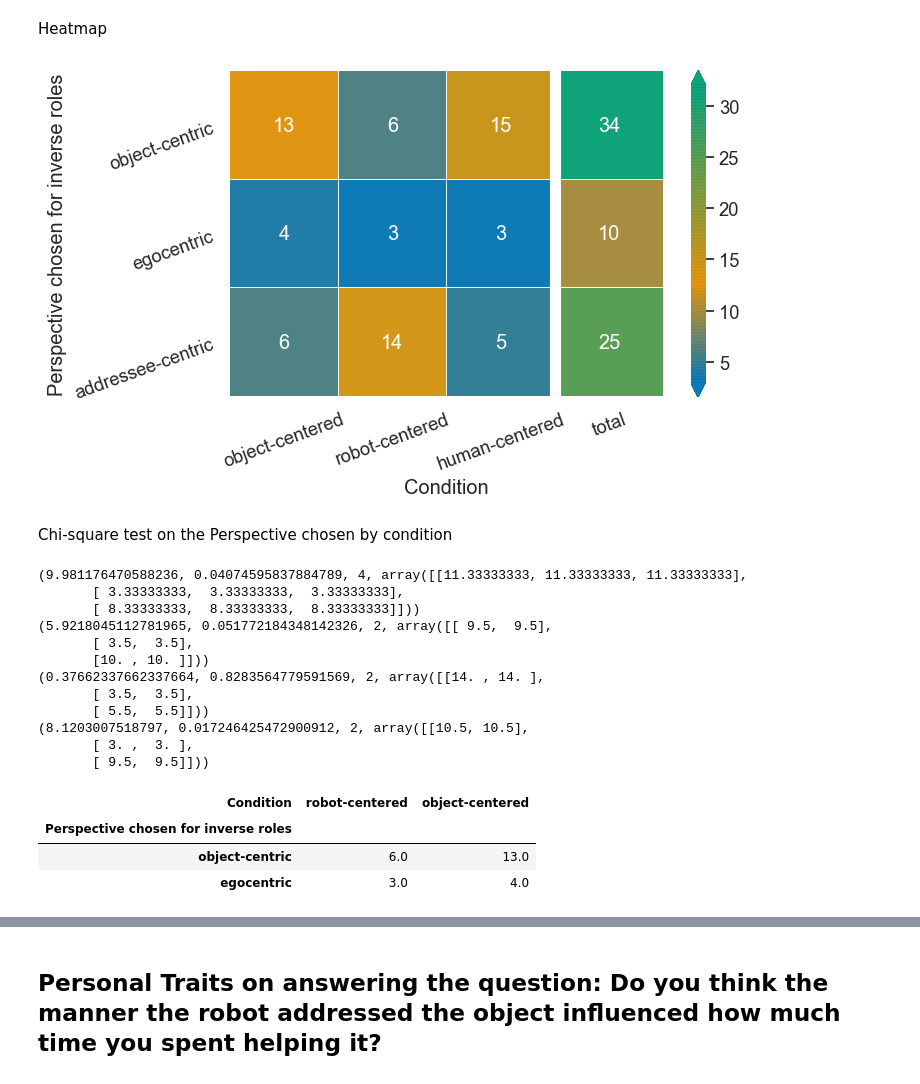
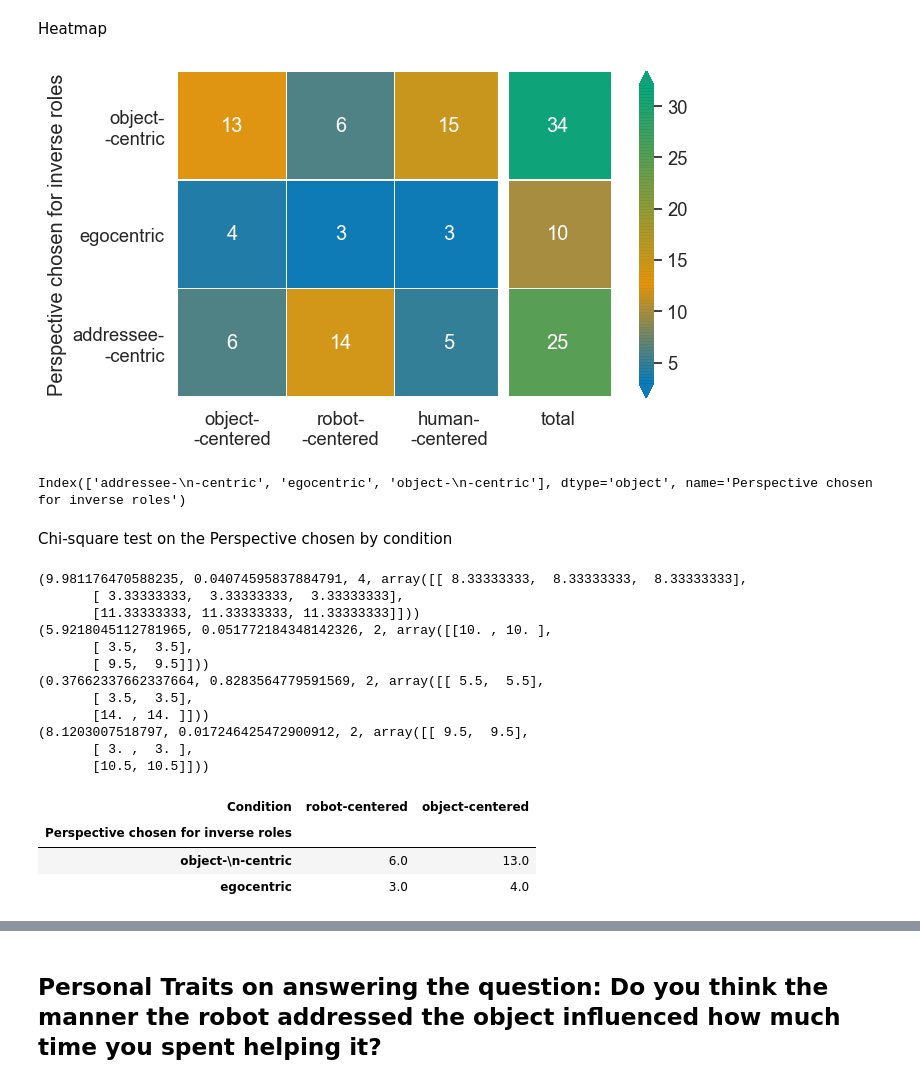
Before and after one commit to Joao-Tiago-Almeida/HRI2023---Conference-Paper, a Jupyter notebook: main.ipynb, the cells around one changed output, grey strips where cells are left out. Saved outputs shown, nothing was run; the diff lists cells and outputs as text; code cells hidden in the pictures.

```diff
--- a/main.ipynb
+++ b/main.ipynb
@@ -158,63 +159,69 @@ Heatmap
 # %%
 df_aux = df[["Condition", "If you were to tell the robot to pick up the objects how would you do it?"]].value_counts().copy()
 df_heatmap = pd.DataFrame(columns=["Condition", "Perspective chosen for inverse roles", 'Occurrences'], dtype="float")
 for condition_pair, occupance, in df_aux.iteritems():
-    ideal_condition = "addressee-centric" if "your" in condition_pair[1] else "egocentric" if "my" in condition_pair[1] else "object-centric"
+    ideal_condition = "addressee-\n-centric" if "your" in condition_pair[1] else "egocentric" if "my" in condition_pair[1] else "object-\n-centric"
     df_heatmap = df_heatmap.append({
         "Condition": condition_pair[0],
         "Perspective chosen for inverse roles": ideal_condition,
         'Occurrences': occupance},
         ignore_index=True)
 
 total = df_heatmap[["Perspective chosen for inverse roles", "Occurrences"]].groupby("Perspective chosen for inverse roles").sum().to_dict()["Occurrences"]
 for key, value in total.items():
     df_heatmap = df_heatmap.append({
         "Condition": "total",
         "Perspective chosen for inverse roles": key,
         'Occurrences': value},
         ignore_index=True)
 
 df_heatmap = df_heatmap.pivot("Perspective chosen for inverse roles", "Condition", "Occurrences")
 # sorting
-df_heatmap = df_heatmap[["OC", "RC", "HC","total"]]
-df_heatmap = df_heatmap.reindex(["object-centric", "egocentric", "addressee-centric"])
-df_heatmap.rename(columns = {"OC":"object-centered", "RC": "robot-centered", "HC": "human-centered"}, inplace = True)
+df_heatmap_aux = df_heatmap[["OC", "RC", "HC","total"]].copy()
+df_heatmap_aux = df_heatmap_aux.reindex(["object-\n-centric", "egocentric", "addressee-\n-centric"])
+df_heatmap_aux.rename(columns = {"OC":"object-\n-centered", "RC": "robot-\n-centered", "HC": "human-\n-centered"}, inplace = True)
 
 plt.figure(figsize=(7.0, 5.0))
-ax = sns.heatmap(df_heatmap, annot=True, cmap = cmap, square="True", cbar_kws={"extend": "both", "shrink": 0.85}, robust=True, linewidths=0.05,alpha=.95)
+ax = sns.heatmap(df_heatmap_aux, annot=True, cmap = cmap, square="True", cbar_kws={"extend": "both", "shrink": 0.85}, robust=True, linewidths=0.05,alpha=.95)
 ax.axvline(3, color='white', lw=8)
-plt.yticks(rotation=20)
-plt.xticks(rotation=20)
+plt.yticks(rotation=0)
+plt.xticks(rotation=0)
 
+plt.xlabel("")
 plt.savefig(f"figures/Condition_chosen_for_inverse_roles.pdf",bbox_inches='tight')
 # %% [output]
-[figure, old version]
+[figure, new version]
+# %%
+df_heatmap.index
+# %% [output]
+Index(['addressee-\n-centric', 'egocentric', 'object-\n-centric'], dtype='object', name='Perspective chosen for inverse roles')
 # %% [markdown]
 Chi-square test on the Perspective chosen by condition
 # %%
+df_heatmap.rename(columns={"HC":"human-centered", "RC":"robot-centered", "OC":"object-centered"}, inplace=True)
 print(chi2_contingency(df_heatmap[["human-centered", "robot-centered", "object-centered"]]))
 print(chi2_contingency(df_heatmap[["robot-centered", "object-centered"]]))
 print(chi2_contingency(df_heatmap[["human-centered", "object-centered"]]))
 print(chi2_contingency(df_heatmap[["human-centered", "robot-centered"]]))
 # %% [output]
-(9.981176470588236, 0.04074595837884789, 4, array([[11.33333333, 11.33333333, 11.33333333],
+(9.981176470588235, 0.04074595837884791, 4, array([[ 8.33333333,  8.33333333,  8.33333333],
        [ 3.33333333,  3.33333333,  3.33333333],
-       [ 8.33333333,  8.33333333,  8.33333333]]))
-(5.9218045112781965, 0.051772184348142326, 2, array([[ 9.5,  9.5],
+       [11.33333333, 11.33333333, 11.33333333]]))
+(5.9218045112781965, 0.051772184348142326, 2, array([[10. , 10. ],
        [ 3.5,  3.5],
-       [10. , 10. ]]))
-(0.37662337662337664, 0.8283564779591569, 2, array([[14. , 14. ],
+       [ 9.5,  9.5]]))
+(0.37662337662337664, 0.8283564779591569, 2, array([[ 5.5,  5.5],
        [ 3.5,  3.5],
-       [ 5.5,  5.5]]))
-(8.1203007518797, 0.017246425472900912, 2, array([[10.5, 10.5],
+       [14. , 14. ]]))
+(8.1203007518797, 0.017246425472900912, 2, array([[ 9.5,  9.5],
        [ 3. ,  3. ],
-       [ 9.5,  9.5]]))
+       [10.5, 10.5]]))
 # %%
-df_heatmap.loc[['object-centric', 'egocentric'], ["robot-centered", "object-centered"]]
+df_heatmap.loc[['object-\n-centric', 'egocentric'], ["robot-centered", "object-centered"]]
 # %% [output]
 | Condition | robot-centered | object-centered |
 | Perspective chosen for inverse roles |  |  |
-| object-centric | 6.0 | 13.0 |
+| object-\n-centric | 6.0 | 13.0 |
 | egocentric | 3.0 | 4.0 |
 # %%
 df_heatmap[["robot-centered", "object-centered"]]
```
Also changed, not shown: parts of 8 cells of this notebook, 5 other files.
